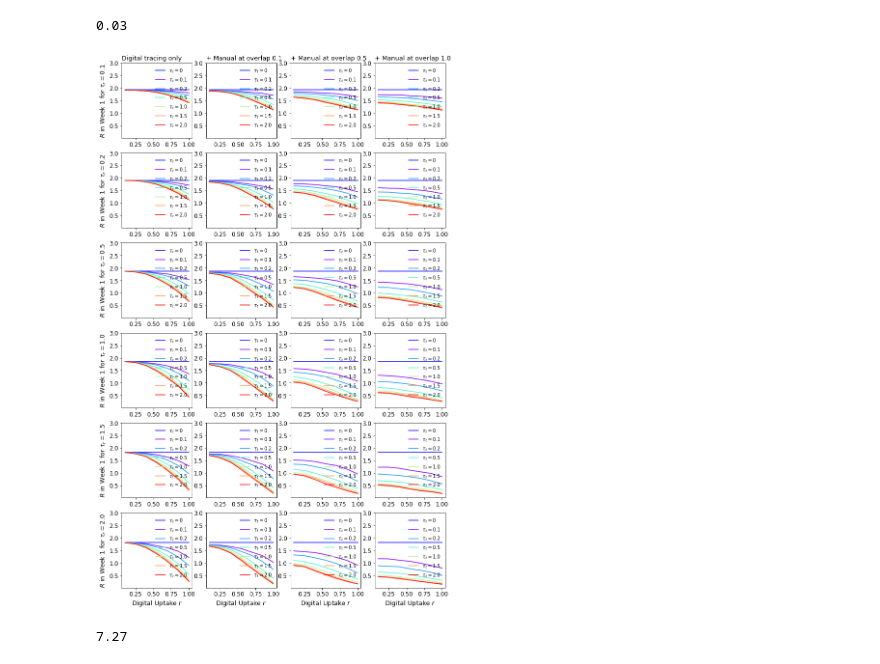
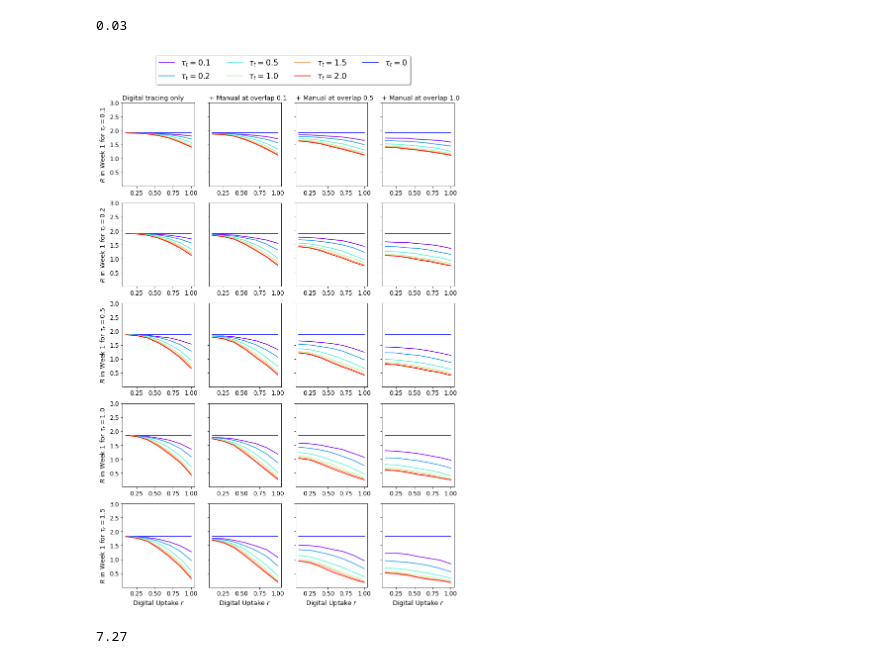
Before and after one commit to andrei-rusu/contact-tracing-model, a Jupyter notebook: notebooks/PlotResults.ipynb, the cells around one changed output. Cells and saved outputs as stored; diff of their text form; code cells hidden in the pictures.

```diff
--- a/notebooks/PlotResults.ipynb
+++ b/notebooks/PlotResults.ipynb
@@ -1542,6 +1546,7 @@ err = 'std'
 ci = True
 scale_ci = 1.96
 import lib.utils as utils
+from collections import deque
 
 time_id = 0
 
@@ -1553,8 +1558,8 @@ sts20 = al[2]
 import matplotlib.pyplot as plt
 uptakes = sorted(sts20.keys())
 tauts = [.1, .2, .5, 1.0, 1.5, 2.0]
-taurs = [.1, .2, .5, 1., 1.5, 2.]
-fig, ax = plt.subplots(6, 4, figsize=(12, 20))
+taurs = [.1, .2, .5, 1., 1.5]
+fig, ax = plt.subplots(5, 4, figsize=(12, 18), sharey=True)
 colors = plt.cm.rainbow(np.linspace(0, 1, len(tauts)))
 # ax[0].set_yscale('log')
 
@@ -1601,38 +1606,46 @@ for k, overlap in enumerate(overlaps):
                 error_20.append(item_20[err])
         #         except:
         #             pass
             error = np.array(error)
             error_20 = np.array(error_20)
             if ci:
                 error = scale_ci * error / math.sqrt(1000)
                 error_20 = scale_ci * error_20 / math.sqrt(1000)
     #         ax[i][0].set_ylim(-20, 90)
     #         ax[i][1].set_ylim(-120, 350)
             if k == 2:
                 ax[i][0].plot(uptakes, to_plot, label=r'$\tau_t = $'+str(taut), color=colors[j])
 #                 ax[i][0].fill_between(uptakes, to_plot-error, to_plot+error, color=colors[j], alpha=.5)
                 ax[i][0].tick_params(axis='both', which='major', labelsize=12)
                 ax[i][0].tick_params(axis='both', which='major', labelsize=12)
-                ax[i][0].legend(loc='upper right', bbox_to_anchor=(0.5, 0.5, 0.5, 0.5), prop={'size': 10}, frameon=False)
+#                 ax[i][0].legend(loc='upper right', bbox_to_anchor=(0.5, 0.5, 0.5, 0.5), prop={'size': 10}, frameon=False)
 
             ax[i][k].plot(uptakes, to_plot_20, label=r'$\tau_t = $'+str(taut), color=colors[j])
 #             ax[i][k].fill_between(uptakes, to_plot_20-error_20, to_plot_20+error_20, color=colors[j], alpha=.5)
             ax[i][k].tick_params(axis='both', which='major', labelsize=12)
             ax[i][k].tick_params(axis='both', which='major', labelsize=12)
-            ax[i][k].legend(loc='upper right', bbox_to_anchor=(0.5, 0.5, 0.5, 0.5), prop={'size': 10}, frameon=False)
+#             ax[i][k].legend(loc='upper right', bbox_to_anchor=(0.5, 0.5, 0.5, 0.5), prop={'size': 10}, frameon=False)
             for l in range(4):
                 ax[-1][l].set_xlabel(r'Digital Uptake $r$', fontsize=13)
             ax[i][0].set_ylabel(r'$R$ in Week 1 for $\tau_r=$' + str(taur), fontsize=13)
             ax[i][0].set_ylim(0, 3)
             ax[i][k].set_ylim(0, 3)
-            ax[i][k].tick_params(labelleft=True)
+            ax[i][k].tick_params(labelleft=False)
             ax[i][0].set_yticks(np.arange(0.5, 3.5, .5))
             ax[i][k].set_yticks(np.arange(0.5, 3.5, .5))
+
+handles, labels = ax[-1][-1].get_legend_handles_labels()
+handles, labels = deque(handles), deque(labels)
+handle0, label0 = handles.popleft(), labels.popleft()
+handles.append(handle0)
+labels.append(label0)
+
+fig.legend(handles, labels, fontsize=16, fancybox=True, ncol=4, shadow=True, loc='upper center', bbox_to_anchor=(0.5, 1, 0, -.04))
 # ax[0].set_ylim(-120, 300)
 # ax[1].set_ylim(-120, 300)
-# plt.savefig('fig/triad-reff.pdf', format='pdf', bbox_inches = 'tight')
+plt.savefig('fig/social-reff.pdf', format='pdf', bbox_inches = 'tight')
 # %% [output]
-[figure, old version]
+[figure, new version]
 # %%
 sts10[1][1][0][.5][metric][time_id][key_to_plot]
 # %% [output]
```
Also changed, not shown: parts of 8 cells of this notebook, 12 other files.
